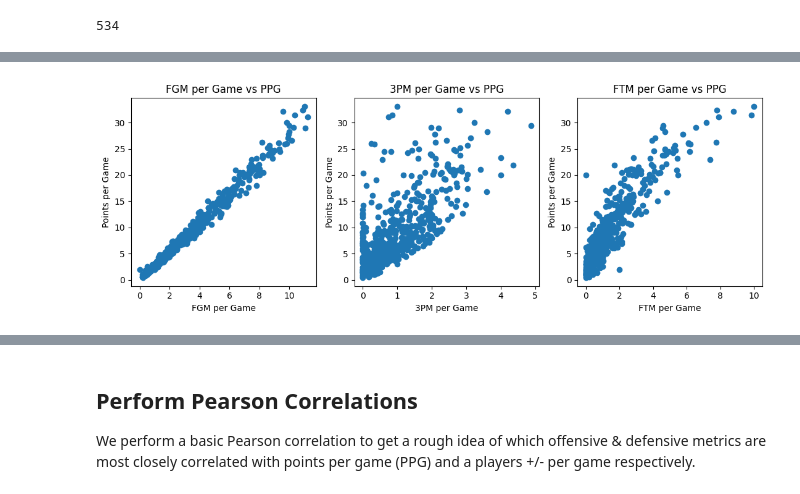
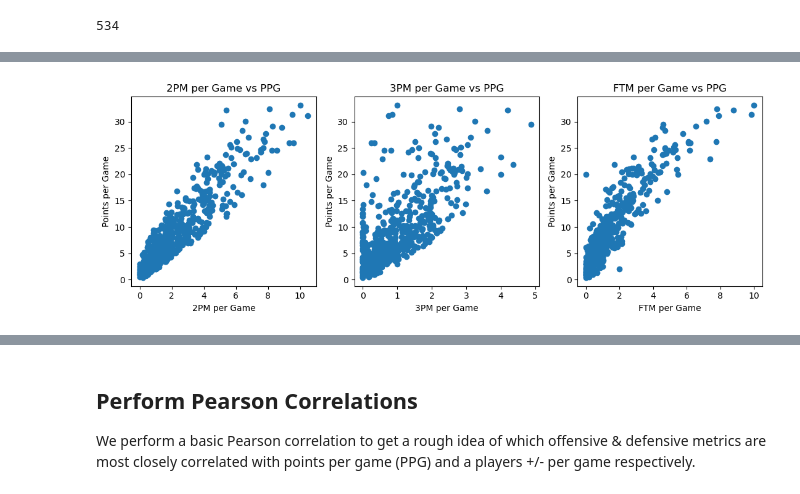
Before and after one commit to JoshuaDarilek/NBA_Stats_Data_Analysis_Project, a Jupyter notebook: nba_stats_analysis.ipynb, the cells around one changed output, grey strips where cells are left out. Saved outputs shown, nothing was run; the diff lists cells and outputs as text; code cells hidden in the pictures.

```diff
--- a/nba_stats_analysis.ipynb
+++ b/nba_stats_analysis.ipynb
@@ -170,32 +170,32 @@ plt.show()
 # %%
 ###############################################################################
 # Scatter plots for Hypothesis 1
 # Hypothesis 1: Which of the primary offensive metrics is the strongest driver
 # of points per game (PPG)?
 ###############################################################################
 fig, axs = plt.subplots(1, 3, figsize=(11, 4))
 axs = axs.ravel()
 
 # Offensive metrics vs PPG (Points Per Game)
-axs[0].scatter(nba_player_stats['FGM'] / nba_player_stats['GP'], nba_player_stats['PTS'] / nba_player_stats['GP'])
-axs[0].set_title('FGM per Game vs PPG')
-axs[0].set_xlabel('FGM per Game')
+axs[0].scatter(nba_player_stats['2PM'] / nba_player_stats['GP'], nba_player_stats['PTS'] / nba_player_stats['GP'])
+axs[0].set_title('2PM per Game vs PPG')
+axs[0].set_xlabel('2PM per Game')
 axs[0].set_ylabel('Points per Game')
 
 axs[1].scatter(nba_player_stats['3PM'] / nba_player_stats['GP'], nba_player_stats['PTS'] / nba_player_stats['GP'])
 axs[1].set_title('3PM per Game vs PPG')
 axs[1].set_xlabel('3PM per Game')
 axs[1].set_ylabel('Points per Game')
 
 axs[2].scatter(nba_player_stats['FTM'] / nba_player_stats['GP'], nba_player_stats['PTS'] / nba_player_stats['GP'])
 axs[2].set_title('FTM per Game vs PPG')
 axs[2].set_xlabel('FTM per Game')
 axs[2].set_ylabel('Points per Game')
 
 plt.tight_layout()
 plt.show()
 # %% [output]
-[figure, old version]
+[figure, new version]
 # %%
 ###############################################################################
 # Scatter plots for Hypothesis 2
```
Also changed, not shown: parts of 6 cells of this notebook.
